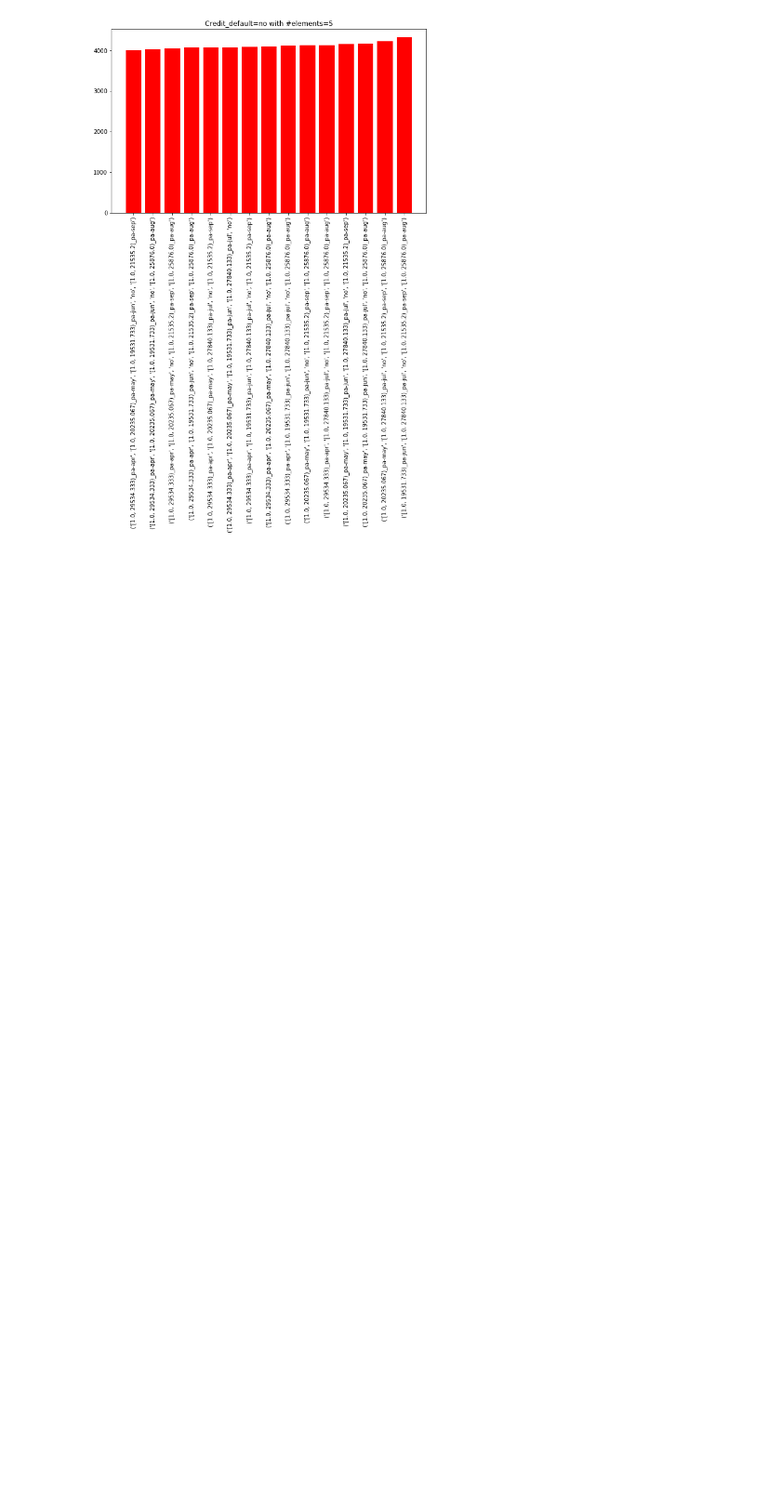
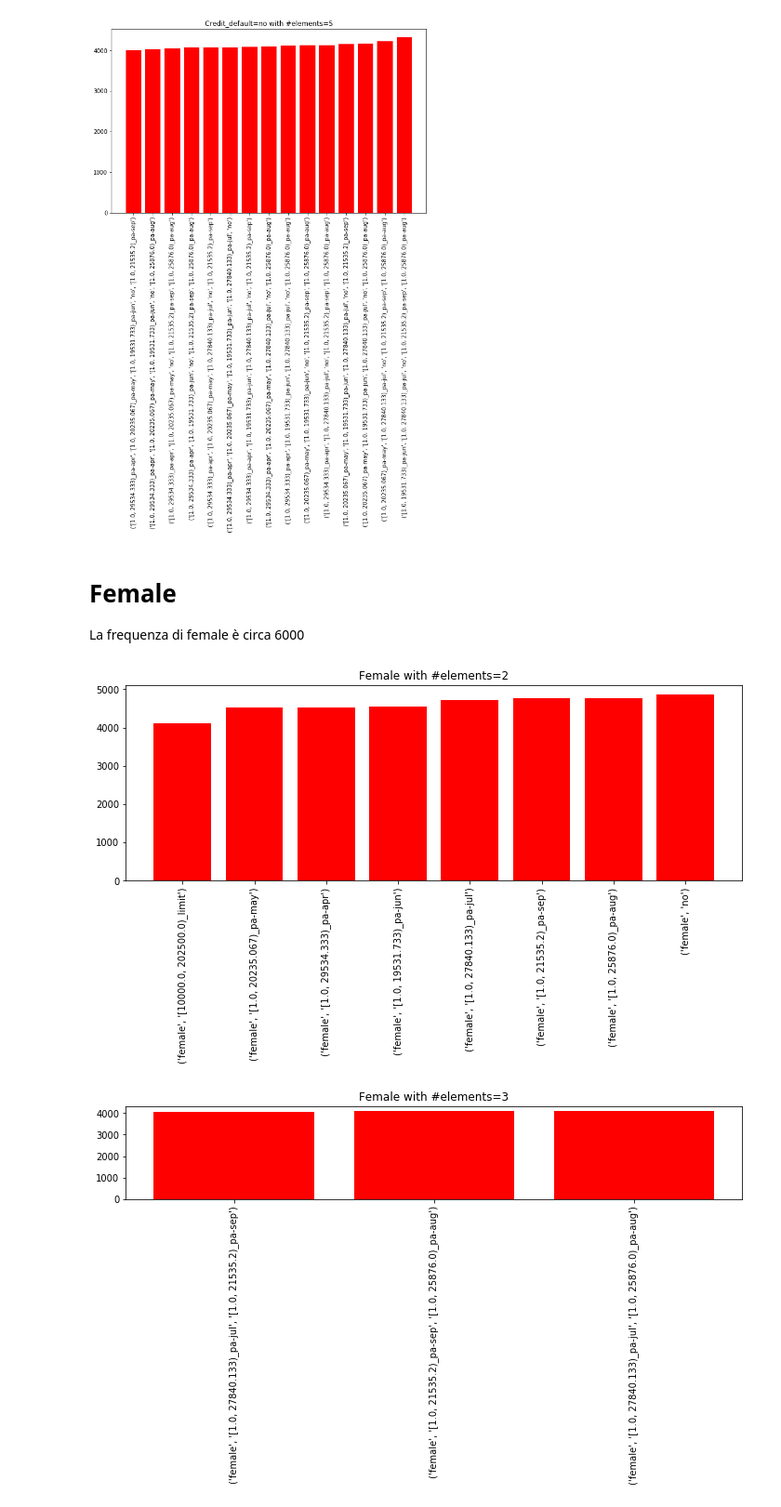
Before and after one commit to DanyEle/dm-group-1, a Jupyter notebook: Code/Maddalena/Credit_Rules.ipynb, the cells around one changed output. Shown at 93% size. Cells and saved outputs as stored; diff of their text form; code cells hidden in the pictures; blank space fills up the shorter version.

```diff
--- a/Code/Maddalena/Credit_Rules.ipynb
+++ b/Code/Maddalena/Credit_Rules.ipynb
@@ -248,3 +250,18 @@ plot_freq(2,6, credit, 'Credit_default=no with #elements=')
 [figure]
 [figure]
 [figure]
+# %% [markdown]
+# Female
+La frequenza di female è circa 6000
+# %%
+pat=freq[2]['a'][40]['itemsets']
+credit=[]
+for i in range(0,len(pat)):
+    f_p=pat[i][0]
+    if((any("female" in s for s in f_p)) ):
+        credit.append(pat[i])
+
+plot_freq(2,6, credit, 'Female with #elements=')
+# %% [output]
+[figure, added]
+[figure, added]
```
Also changed, not shown: parts of 20 cells of this notebook.
